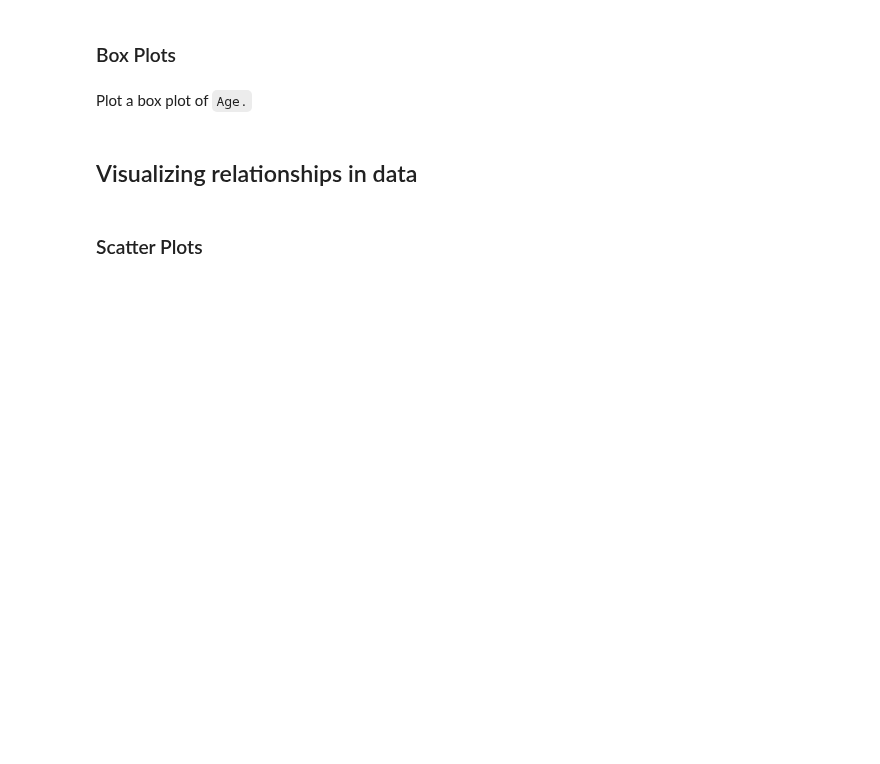
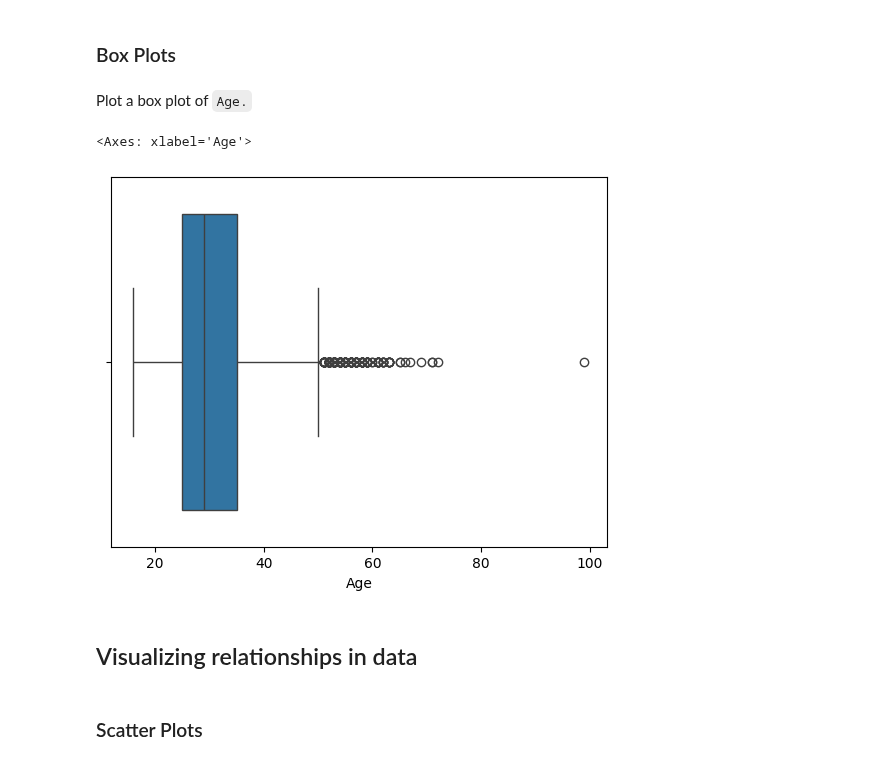
Before and after one commit to CxLos/IBM-Practice-Labs, a Jupyter notebook: 9. Capstone Project/Labs/Data Visualization/M4DataVisualization-lab.ipynb, the cells around one changed output. Saved outputs shown, nothing was run; the diff lists cells and outputs as text; code cells hidden in the pictures; blank space fills up the shorter version.

```diff
--- a/9. Capstone Project/Labs/Data Visualization/M4DataVisualization-lab.ipynb
+++ b/9. Capstone Project/Labs/Data Visualization/M4DataVisualization-lab.ipynb
@@ -119,6 +130,14 @@ Plot a histogram of `ConvertedComp.`
 Plot a box plot of `Age.`
 # %%
 # your code goes here
+
+df_age = df['Age']
+# df_age.plot(kind='box')
+
+sns.boxplot(x=df_age)
+# %% [output]
+<Axes: xlabel='Age'>
+[figure, added]
 # %% [markdown]
 ## Visualizing relationships in data
 # %% [markdown]
```
Also changed, not shown: parts of 8 cells of this notebook, 2 other files.
